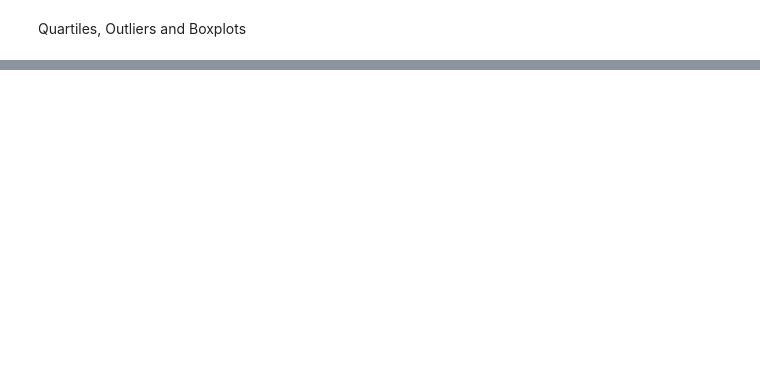
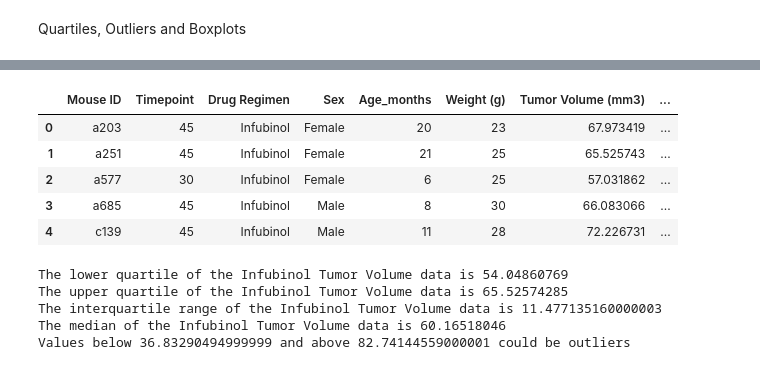
Before and after one commit to emilyshute/MatPlotLib-Challenge, a Jupyter notebook: Mice-Study-Analysis.ipynb, the cells around one changed output, grey strips where cells are left out. Saved outputs shown, nothing was run; the diff lists cells and outputs as text; code cells hidden in the pictures; blank space fills up the shorter version.

```diff
--- a/Mice-Study-Analysis.ipynb
+++ b/Mice-Study-Analysis.ipynb
@@ -202,0 +264,36 @@ Quartiles, Outliers and Boxplots
+# %%
+inf_tp = infubinol.groupby("Mouse ID").max()["Timepoint"]
+inf_final_vol = pd.DataFrame(inf_tp)
+inf_merge = pd.merge(inf_final_vol, tp_mouse_sorted, on=("Mouse ID", "Timepoint"), how ="left")
+inf_merge.head()
+# %% [output]
+|  | Mouse ID | Timepoint | Drug Regimen | Sex | Age_months | Weight (g) | Tumor Volume (mm3) | ... |
+| 0 | a203 | 45 | Infubinol | Female | 20 | 23 | 67.973419 | ... |
+| 1 | a251 | 45 | Infubinol | Female | 21 | 25 | 65.525743 | ... |
+| 2 | a577 | 30 | Infubinol | Female | 6 | 25 | 57.031862 | ... |
+| 3 | a685 | 45 | Infubinol | Male | 8 | 30 | 66.083066 | ... |
+| 4 | c139 | 45 | Infubinol | Male | 11 | 28 | 72.226731 | ... |
+# %%
+inf_tumor_vol = inf_merge["Tumor Volume (mm3)"]
+
+quartiles = inf_tumor_vol.quantile([0.25, 0.5, 0.75])
+lowerq = quartiles[0.25]
+upperq = quartiles[0.75]
+iqr = upperq - lowerq
+
+print(f"The lower quartile of the Infubinol Tumor Volume data is {lowerq}")
+print(f"The upper quartile of the Infubinol Tumor Volume data is {upperq}")
+print(f"The interquartile range of the Infubinol Tumor Volume data is {iqr}")
+print(f"The median of the Infubinol Tumor Volume data is {quartiles[0.5]}")
+
+# Determine outliers using upper and lower bounds
+lower_bound = lowerq - (1.5*iqr)
+upper_bound = upperq + (1.5*iqr)
+
+print(f"Values below {lower_bound} and above {upper_bound} could be outliers")
+# %% [output]
+The lower quartile of the Infubinol Tumor Volume data is 54.04860769
+The upper quartile of the Infubinol Tumor Volume data is 65.52574285
+The interquartile range of the Infubinol Tumor Volume data is 11.477135160000003
+The median of the Infubinol Tumor Volume data is 60.16518046
+Values below 36.83290494999999 and above 82.74144559000001 could be outliers
```
Also changed, not shown: parts of 8 cells of this notebook.
